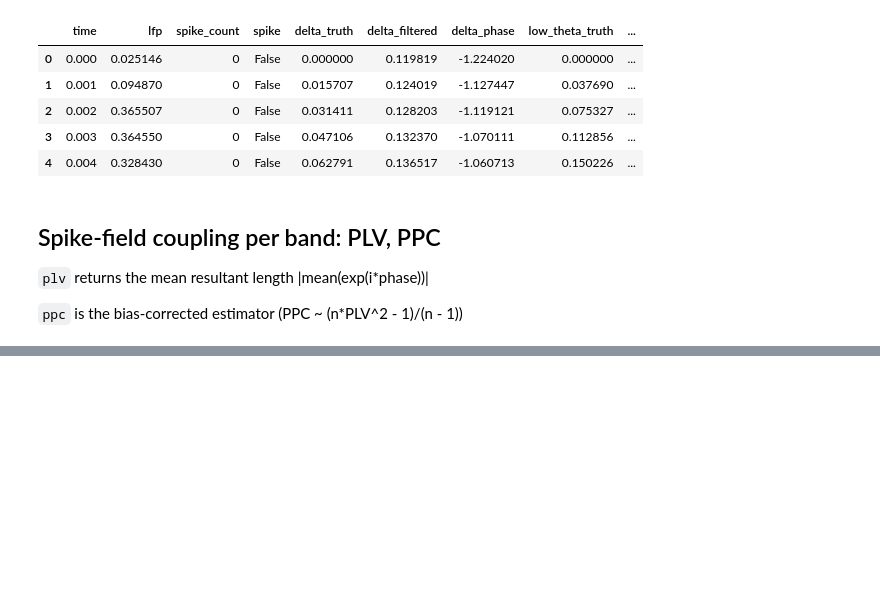
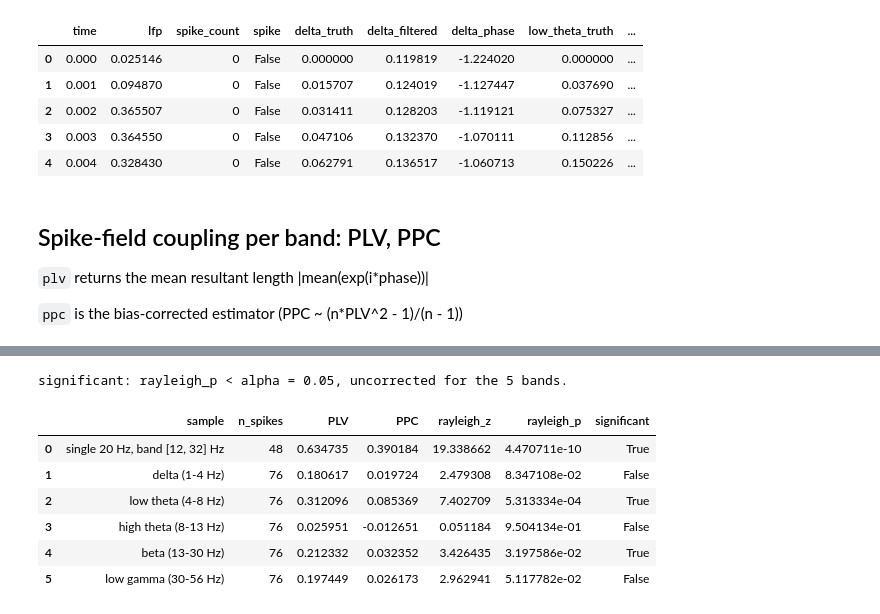
Before and after one commit to padillacoreanolab/ephys_analysis, a Jupyter notebook: phase-synchrony/phase-synchronicity_demo.ipynb, the cells around one changed output, grey strips where cells are left out. Cells and saved outputs as stored; diff of their text form; code cells hidden in the pictures; blank space fills up the shorter version.

```diff
--- a/phase-synchrony/phase-synchronicity_demo.ipynb
+++ b/phase-synchrony/phase-synchronicity_demo.ipynb
@@ -506,0 +630,32 @@ plt.show()
+# %%
+## Rayleigh test on the demo spike trains
+
+rayleigh_inputs = {f"single 20 Hz, band {BAND} Hz": spike_phases_from(df=single_lfp_df, phase_col="lfp_phase")}
+rayleigh_inputs.update({name: spike_phases_from(df=multif_lfp_df, phase_col=f"{band_slug[name]}_phase")
+                        for name in band_names})
+
+rayleigh_rows = []
+for name, phases in rayleigh_inputs.items():
+    rayleigh_z, rayleigh_p = rayleigh_test(phases=phases)
+    rayleigh_rows.append({
+        "sample": name,
+        "n_spikes": phases.size,
+        "PLV": plv(phases=phases),
+        "PPC": ppc(phases=phases),
+        "rayleigh_z": rayleigh_z,
+        "rayleigh_p": rayleigh_p,
+        "significant": rayleigh_p < RAYLEIGH_ALPHA,
+    })
+
+rayleigh_df = pd.DataFrame(data=rayleigh_rows)
+print(f"significant: rayleigh_p < alpha = {RAYLEIGH_ALPHA}, uncorrected for the {len(band_names)} bands.")
+rayleigh_df
+# %% [output]
+significant: rayleigh_p < alpha = 0.05, uncorrected for the 5 bands.
+|  | sample | n_spikes | PLV | PPC | rayleigh_z | rayleigh_p | significant |
+| 0 | single 20 Hz, band [12, 32] Hz | 48 | 0.634735 | 0.390184 | 19.338662 | 4.470711e-10 | True |
+| 1 | delta (1-4 Hz) | 76 | 0.180617 | 0.019724 | 2.479308 | 8.347108e-02 | False |
+| 2 | low theta (4-8 Hz) | 76 | 0.312096 | 0.085369 | 7.402709 | 5.313334e-04 | True |
+| 3 | high theta (8-13 Hz) | 76 | 0.025951 | -0.012651 | 0.051184 | 9.504134e-01 | False |
+| 4 | beta (13-30 Hz) | 76 | 0.212332 | 0.032352 | 3.426435 | 3.197586e-02 | True |
+| 5 | low gamma (30-56 Hz) | 76 | 0.197449 | 0.026173 | 2.962941 | 5.117782e-02 | False |
```
Also changed, not shown: parts of 18 cells of this notebook.
